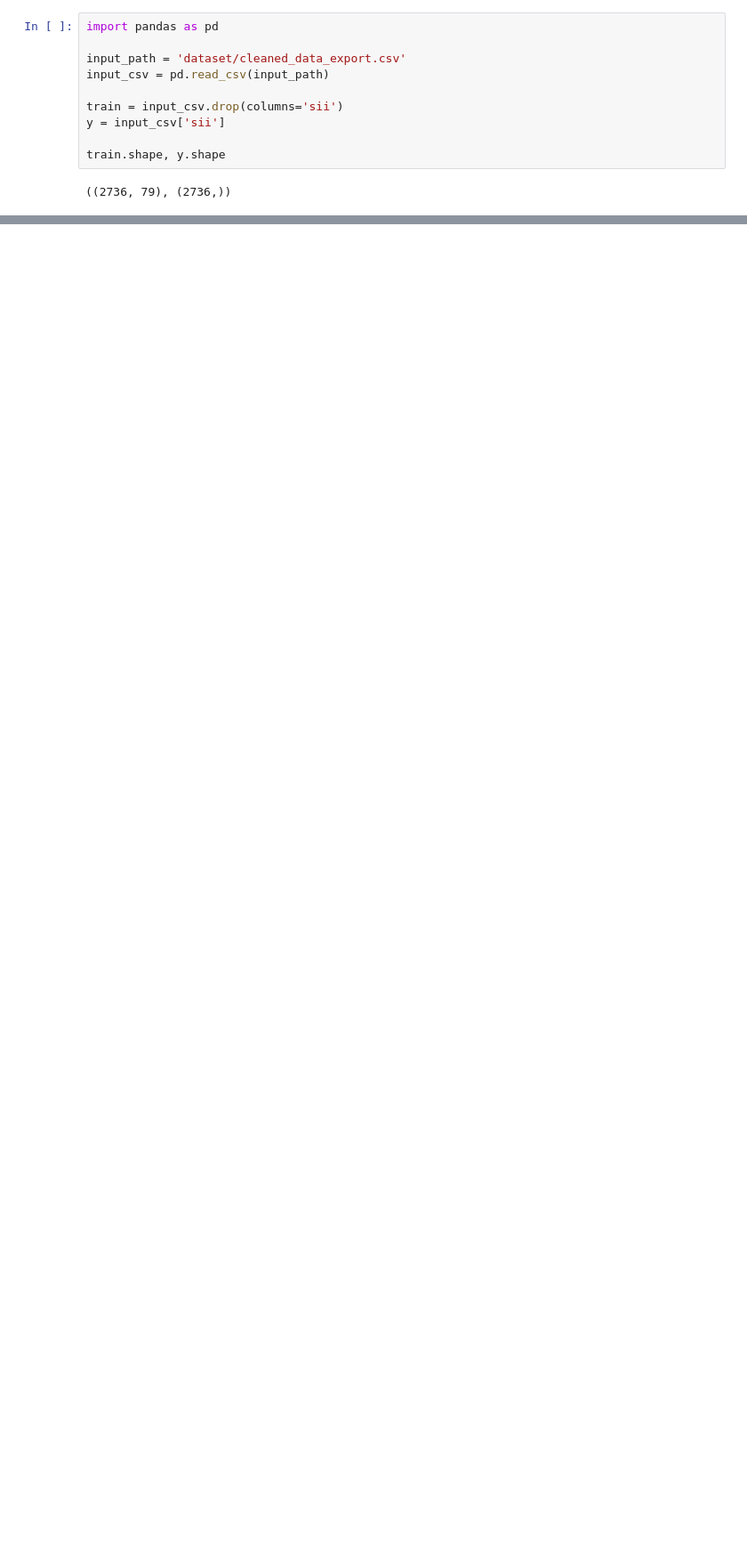
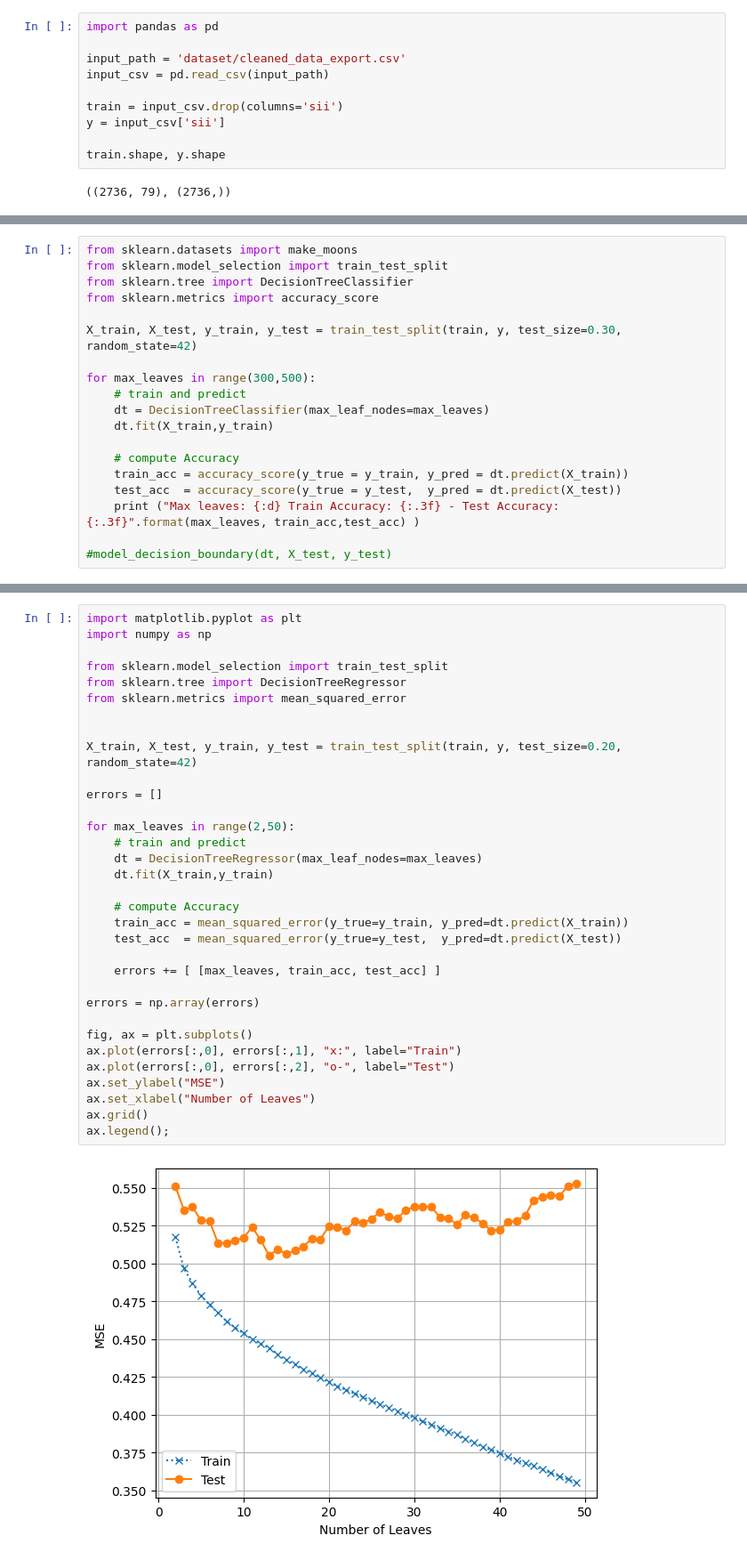
Before and after one commit to Assz2/DWM, a Jupyter notebook: modello1.ipynb, the cells around one changed output, grey strips where cells are left out. Shown at 89% size. Saved outputs shown, nothing was run; the diff lists cells and outputs as text; blank space fills up the shorter version.

Commit message:
test DecisionTreeClassifier

```diff
--- a/modello1.ipynb
+++ b/modello1.ipynb
@@ -22,0 +13,19 @@ train.head()
+# %%
+from sklearn.datasets import make_moons
+from sklearn.model_selection import train_test_split
+from sklearn.tree import DecisionTreeClassifier
+from sklearn.metrics import accuracy_score
+
+X_train, X_test, y_train, y_test = train_test_split(train, y, test_size=0.30, random_state=42)
+
+for max_leaves in range(300,500):
+    # train and predict
+    dt = DecisionTreeClassifier(max_leaf_nodes=max_leaves)
+    dt.fit(X_train,y_train)
+
+    # compute Accuracy
+    train_acc = accuracy_score(y_true = y_train, y_pred = dt.predict(X_train))
+    test_acc  = accuracy_score(y_true = y_test,  y_pred = dt.predict(X_test))
+    print ("Max leaves: {:d} Train Accuracy: {:.3f} - Test Accuracy: {:.3f}".format(max_leaves, train_acc,test_acc) )
+
+#model_decision_boundary(dt, X_test, y_test)
@@ -22,0 +50,35 @@ train.head()
+# %%
+import matplotlib.pyplot as plt
+import numpy as np
+
+from sklearn.model_selection import train_test_split
+from sklearn.tree import DecisionTreeRegressor
+from sklearn.metrics import mean_squared_error
+
+
+X_train, X_test, y_train, y_test = train_test_split(train, y, test_size=0.20, random_state=42)
+
+errors = []
+
+for max_leaves in range(2,50):
+    # train and predict
+    dt = DecisionTreeRegressor(max_leaf_nodes=max_leaves)
+    dt.fit(X_train,y_train)
+
+    # compute Accuracy
+    train_acc = mean_squared_error(y_true=y_train, y_pred=dt.predict(X_train))
+    test_acc  = mean_squared_error(y_true=y_test,  y_pred=dt.predict(X_test))
+
+    errors += [ [max_leaves, train_acc, test_acc] ]
+
+errors = np.array(errors)
+
+fig, ax = plt.subplots()
+ax.plot(errors[:,0], errors[:,1], "x:", label="Train")
+ax.plot(errors[:,0], errors[:,2], "o-", label="Test")
+ax.set_ylabel("MSE")
+ax.set_xlabel("Number of Leaves")
+ax.grid()
+ax.legend();
+# %% [output]
+[figure, added]
```
Also changed, not shown: parts of 2 cells of this notebook.
